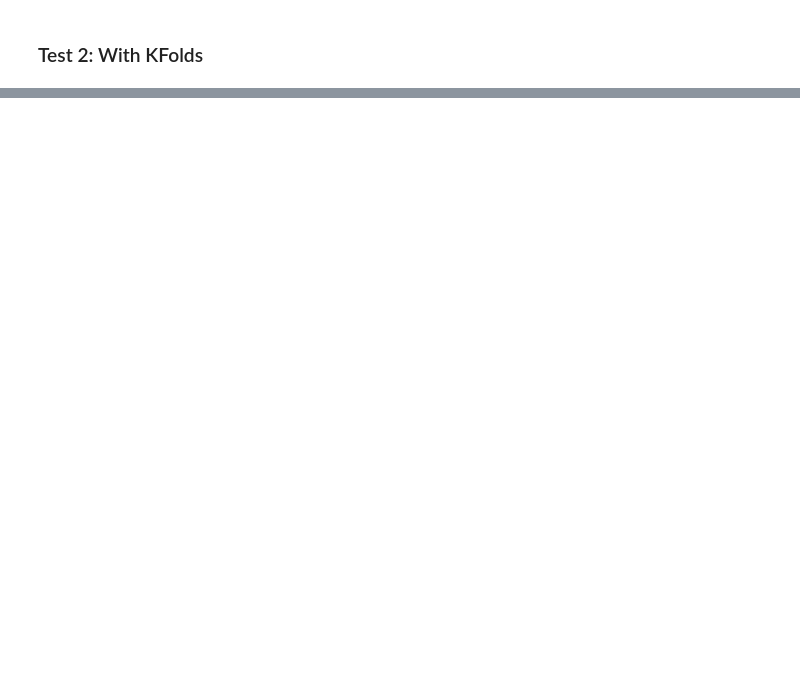
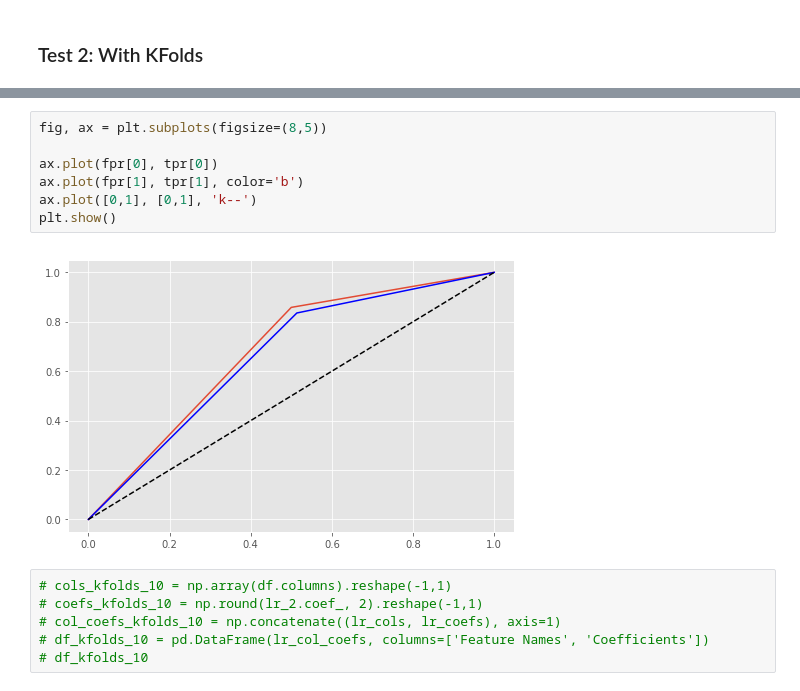
Before and after one commit to cwong690/Ride-or-Churn, a Jupyter notebook: cindy_log_regres.ipynb, the cells around one changed output, grey strips where cells are left out. Saved outputs shown, nothing was run; the diff lists cells and outputs as text; blank space fills up the shorter version.

```diff
--- a/cindy_log_regres.ipynb
+++ b/cindy_log_regres.ipynb
@@ -245,0 +300,15 @@ Logistic Regression with KFolds: 3
+# %%
+fig, ax = plt.subplots(figsize=(8,5))
+
+ax.plot(fpr[0], tpr[0])
+ax.plot(fpr[1], tpr[1], color='b')
+ax.plot([0,1], [0,1], 'k--')
+plt.show()
+# %% [output]
+[figure, added]
+# %%
+# cols_kfolds_10 = np.array(df.columns).reshape(-1,1)
+# coefs_kfolds_10 = np.round(lr_2.coef_, 2).reshape(-1,1)
+# col_coefs_kfolds_10 = np.concatenate((lr_cols, lr_coefs), axis=1)
+# df_kfolds_10 = pd.DataFrame(lr_col_coefs, columns=['Feature Names', 'Coefficients'])
+# df_kfolds_10
```
Also changed, not shown: parts of 9 cells of this notebook, 13 other files.
